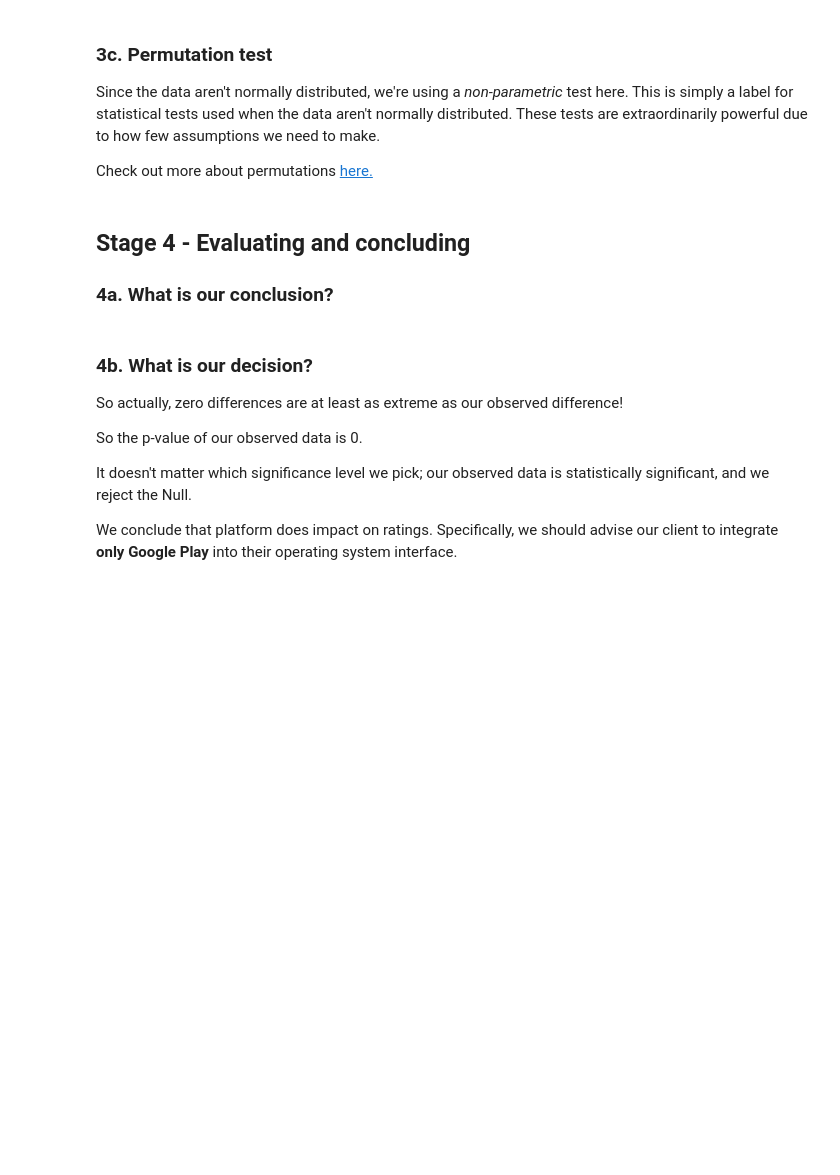
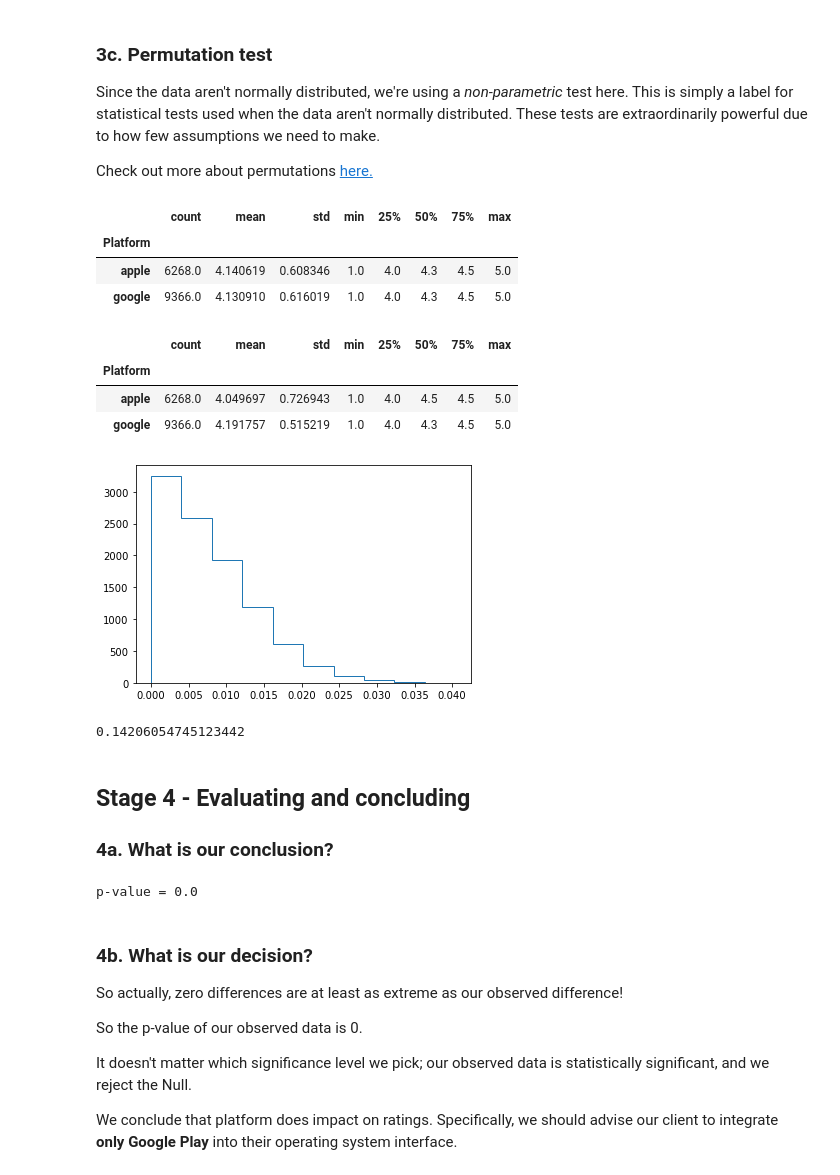
Before and after one commit to BrettlyCD/integrating-apps, a Jupyter notebook: Springboard Apps project - Tier 3 - Complete.ipynb, the cells around one changed output. Drawn from its saved outputs; the diff is of its cells as text; code cells hidden in the pictures; blank space fills up the shorter version.

Commit message:
Perform permutation test.

```diff
--- a/Springboard Apps project - Tier 3 - Complete.ipynb
+++ b/Springboard Apps project - Tier 3 - Complete.ipynb
@@ -488,13 +488,23 @@ Check out more about permutations [here.](http://rasbt.github.io/mlxtend/user_gu
 # %%
 # Create a column called `Permutation1`, and assign to it the result of permuting (shuffling) the Rating column
 # This assignment will use our numpy object's random.permutation() method
-_ _ _
+df['Permutation1'] = np.random.permutation(df['Rating'])
 
 # Call the describe() method on our permutation grouped by 'platform'.
-_ _ _
+df.groupby('Platform')['Permutation1'].describe()
+# %% [output]
+|  | count | mean | std | min | 25% | 50% | 75% | max |
+| Platform |  |  |  |  |  |  |  |  |
+| apple | 6268.0 | 4.140619 | 0.608346 | 1.0 | 4.0 | 4.3 | 4.5 | 5.0 |
+| google | 9366.0 | 4.130910 | 0.616019 | 1.0 | 4.0 | 4.3 | 4.5 | 5.0 |
 # %%
 # Lets compare with the previous analytical summary:
-_ _ _
+df.groupby('Platform')['Rating'].describe()
+# %% [output]
+|  | count | mean | std | min | 25% | 50% | 75% | max |
+| Platform |  |  |  |  |  |  |  |  |
+| apple | 6268.0 | 4.049697 | 0.726943 | 1.0 | 4.0 | 4.5 | 4.5 | 5.0 |
+| google | 9366.0 | 4.191757 | 0.515219 | 1.0 | 4.0 | 4.3 | 4.5 | 5.0 |
 # %%
 # The difference in the means for Permutation1 (0.001103) now looks hugely different to our observed difference of 0.14206.
 # It's sure starting to look like our observed difference is significant, and that the Null is false; platform does impact on ratings
@@ -502,24 +512,34 @@ _ _ _
 # Let's create a vector with the differences - that will be the distibution of the Null.
 
 # First, make a list called difference.
-_ _ _
+difference = np.empty(10000)
 
 # Now make a for loop that does the following 10,000 times:
 # 1. makes a permutation of the 'Rating' as you did above
 # 2. calculates the difference in the mean rating for apple and the mean rating for google.
-_ _ _
+combined_data = np.concatenate((apple, google))
+for i in range(10000):
+    rating_perm = np.random.permutation(combined_data)
+    per_sample_ap = rating_perm[:len(apple)]
+    per_sample_go = rating_perm[len(apple):]
+    diff_of_means = np.mean(per_sample_ap) - np.mean(per_sample_go)
+    difference[i] = abs(diff_of_means)
 # %%
 # Make a variable called 'histo', and assign to it the result of plotting a histogram of the difference list.
-_ _ _
+histo = plt.hist(difference, label='Permutated Sample Difference of Means', histtype='step')
+# %% [output]
+[figure, added]
 # %%
 # Now make a variable called obs_difference, and assign it the result of the mean of our 'apple' variable and the mean of our 'google variable'
-_ _ _
+obs_difference = np.mean(df[df['Platform'] == 'apple']['Rating']) - np.mean(df[df['Platform'] == 'google']['Rating'])
 
 # Make this difference absolute with the built-in abs() function.
-_ _ _
+obs_difference = abs(obs_difference)
 
 # Print out this value; it should be 0.1420605474512291.
-_ _ _
+print(obs_difference)
+# %% [output]
+0.14206054745123442
 # %% [markdown]
 ## Stage 4 -  Evaluating and concluding
 ### 4a. What is our conclusion?
@@ -533,7 +553,11 @@ As a result, we're going to count how many of the differences in our difference
 
 If less than or equal to 5% of them are, then we will reject the Null.
 '''
-_ _ _
+p = np.sum(difference >= obs_difference) / len(difference)
+
+print('p-value =', p)
+# %% [output]
+p-value = 0.0
 # %% [markdown]
 ### 4b. What is our decision?
 So actually, zero differences are at least as extreme as our observed difference!
```
Also changed, not shown: parts of 1 cell of this notebook.
